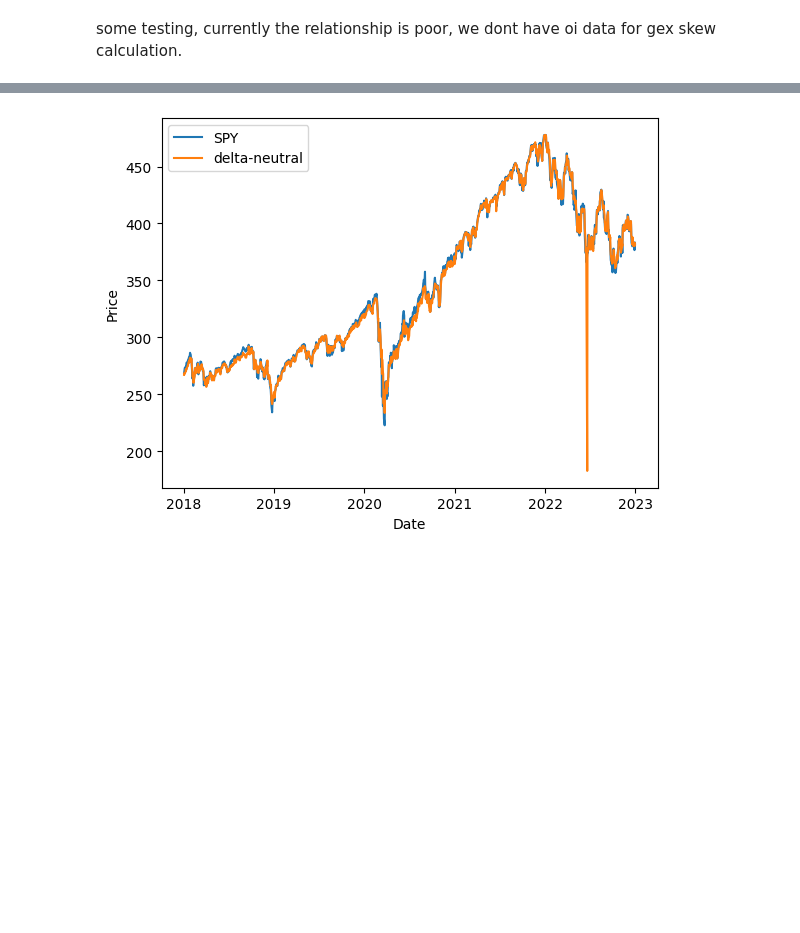
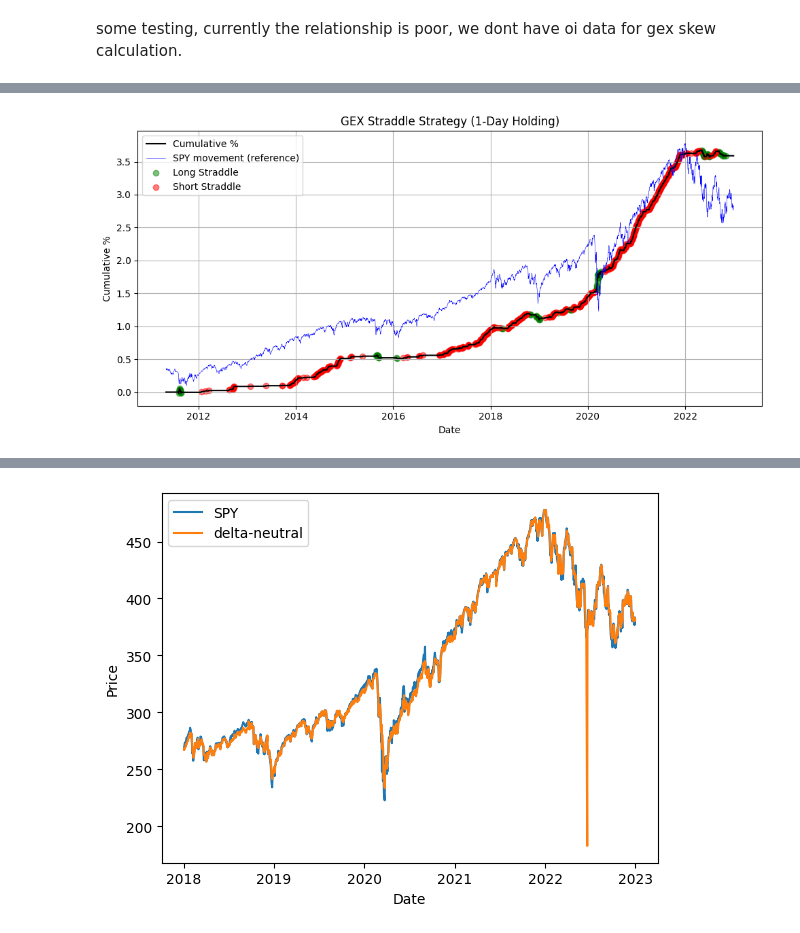
Before and after one commit to yifandill/Gamma_Exposure_Quant_Research, a Jupyter notebook: src/exploration.ipynb, the cells around one changed output, grey strips where cells are left out. Drawn from its saved outputs; the diff is of its cells as text; code cells hidden in the pictures; blank space fills up the shorter version.

Commit message:
added strategy exploration

```diff
--- a/src/exploration.ipynb
+++ b/src/exploration.ipynb
@@ -249,0 +248,6 @@ the below is personal trial for alternative way to obtain delta-neutral price by
+# %%
+df_vix = pd.read_csv(os.path.join(data_path, 'VIX_History.csv'))
+df_vix['date'] = pd.to_datetime(df_vix['DATE'])
+df_vix['vix'] = df_vix['CLOSE']/100
+df_vix = df_vix[['date','vix']]
+df_vix.head()
@@ -249,0 +261,8 @@ the below is personal trial for alternative way to obtain delta-neutral price by
+# %%
+stock_price['return'] = stock_price['close_price']/stock_price['close_price'].shift(1) - 1
+# Realized volatility over 10 days
+stock_price['rv'] = stock_price['return'].rolling(window=10).std() * np.sqrt(252)
+
+df_vol = pd.merge(df_vix, stock_price, on='date', how='inner')
+vol_gex = pd.merge(df_vol,gex_sq, on='date', how='inner')
+vol_gex = vol_gex[['date','vix','rv','gex_sq','return','close_price']]
@@ -249,0 +315,72 @@ the below is personal trial for alternative way to obtain delta-neutral price by
+# %%
+df = vol_gex.copy()
+
+# Calculate implied daily volatility from VIX (VIX is annualized)
+df['IV_daily'] = df['vix'] / np.sqrt(252)
+
+# Volatility Risk Premium (VRP = IV - RV)
+df['VRP'] = df['vix'] - df['rv']
+
+# Calculate low & high GEX thresholds
+gex_25 = df['gex_sq'].quantile(0.25)
+gex_75 = df['gex_sq'].quantile(0.75)
+
+# Generate trade signal
+def generate_signal(row):
+    if row['gex_sq'] < 0 and row['VRP'] < 0:
+        return 1  # Buy straddle
+    elif row['gex_sq'] > gex_75 and row['VRP'] > 0:
+        return -1  # Sell straddle
+    else:
+        return 0  # No trade
+
+df['signal'] = df.apply(generate_signal, axis=1)
+
+# Calculate profitability
+df['straddle_pnl'] = np.where(
+    df['signal'].shift(1) == 1,
+    np.abs(df['return']) - df['IV_daily'],  # Long straddle
+    np.where(
+        df['signal'].shift(1) == -1,
+        df['IV_daily'] - np.abs(df['return']),  # Short straddle
+        0
+    )
+)
+
+df['cumulative_percentage'] = df['straddle_pnl'].cumsum()
+
+plt.figure(figsize=(10, 5))
+plt.plot(df['date'], df['cumulative_percentage'], label='Cumulative %', color='black')
+
+plt.plot(df['date'], (df['close_price']/100)-1, label='SPY movement (reference)', color='blue',lw=0.4)
+
+# Plot long straddle trades (signal = 1)
+long_days = df[df['signal'].shift(1) == 1]
+plt.scatter(long_days['date'], long_days['cumulative_percentage'], color='green', label='Long Straddle', alpha=0.5)
+
+# Plot short straddle trades (signal = -1)
+short_days = df[df['signal'].shift(1) == -1]
+plt.scatter(short_days['date'], short_days['cumulative_percentage'], color='red', label='Short Straddle', alpha=0.5)
+
+# Format the plot
+plt.title("GEX Straddle Strategy (1-Day Holding)")
+plt.xlabel("Date")
+plt.ylabel("Cumulative %")
+plt.grid(True)
+plt.legend()
+plt.tight_layout()
+plt.show()
+
+print("Days with no trade: ", (df['signal']== 0).sum(),'\n')
+print("Days with long straddle: ", (df['signal']== 1).sum())
+print("Days with long straddle and positive PnL: ", ((df['signal']== 1)&(df['straddle_pnl'] > 0)).sum())
+print("Days with long straddle and negative PnL: ", ((df['signal']== 1)&(df['straddle_pnl'] < 0)).sum(),'\n')
+
+print("Days with short straddle: ", (df['signal']== -1).sum())
+print("Days with short straddle and positive PnL: ", ((df['signal']== - 1)&(df['straddle_pnl'] > 0)).sum())
+print("Days with short straddle and negative PnL: ", ((df['signal']== - 1)&(df['straddle_pnl'] < 0)).sum(),'\n')
+
+print("Days with positive PnL: ", (df['straddle_pnl'] > 0).sum())
+print("Days with negative PnL: ", (df['straddle_pnl'] < 0).sum())
+# %% [output]
+[figure, added]
```
Also changed, not shown: parts of 8 cells of this notebook.
